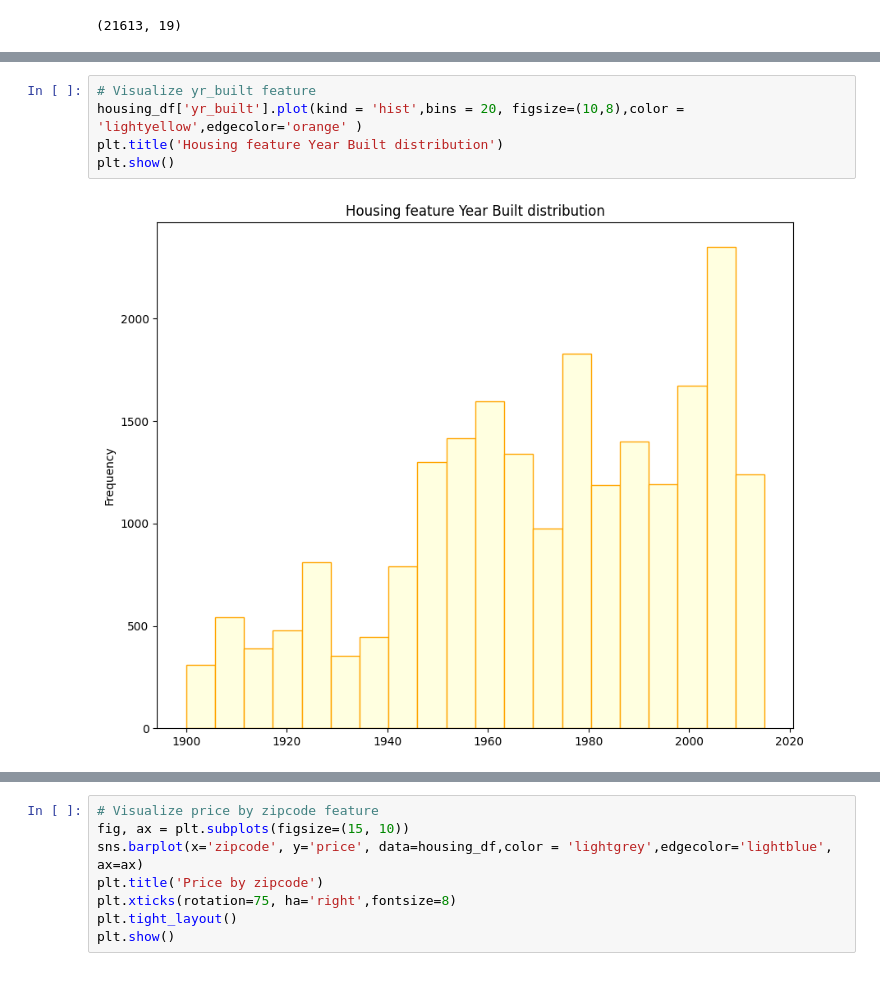
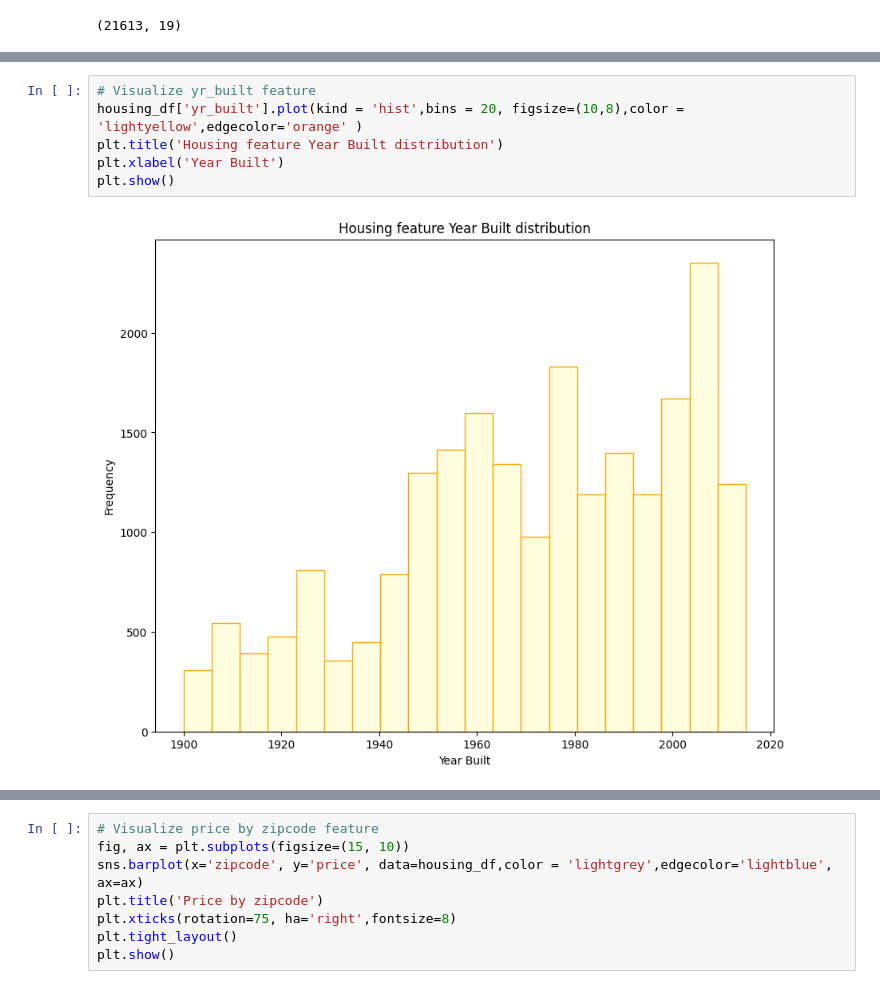
Before and after one commit to sunshine5/Capstone, a Jupyter notebook: prompt.ipynb, the cells around one changed output, grey strips where cells are left out. Saved outputs shown, nothing was run; the diff lists cells and outputs as text.

```diff
--- a/prompt.ipynb
+++ b/prompt.ipynb
@@ -187,10 +186,11 @@ plt.show()
 # %%
 # Visualize yr_built feature
 housing_df['yr_built'].plot(kind = 'hist',bins = 20, figsize=(10,8),color = 'lightyellow',edgecolor='orange' )
 plt.title('Housing feature Year Built distribution')
+plt.xlabel('Year Built')
 plt.show()
 # %% [output]
-[figure, old version]
+[figure, new version]
 # %%
 # Visualize yr_renovated feature
 housing_df['yr_renovated'].plot(kind = 'hist',bins = 20, figsize=(10,8),color = 'lightblue',edgecolor='brown' )
```
Also changed, not shown: parts of 50 cells of this notebook.
